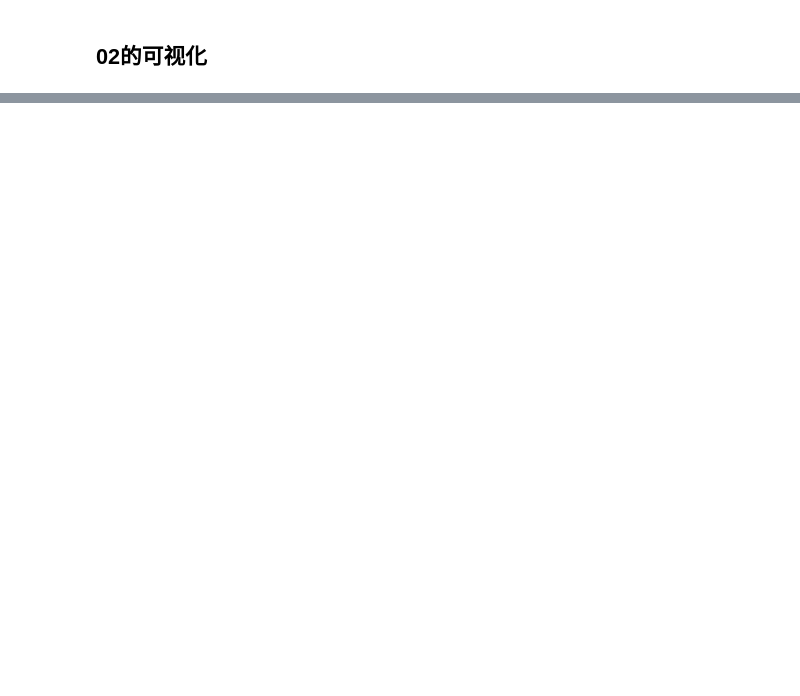
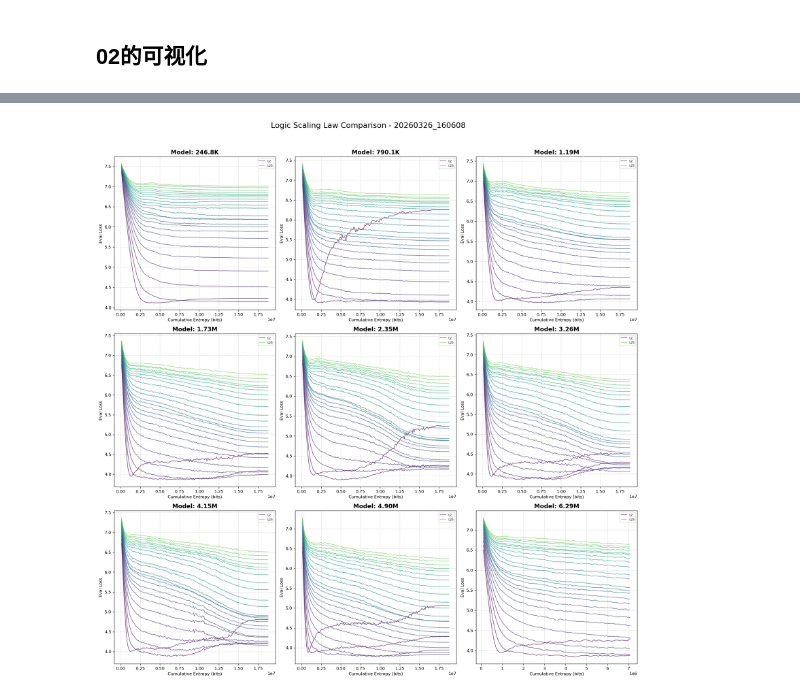
Before and after one commit to LMDHQ-0420/RLEMCSLRI, a Jupyter notebook: 02.ipynb, the cells around one changed output, grey strips where cells are left out. Cells and saved outputs as stored; diff of their text form; code cells hidden in the pictures; blank space fills up the shorter version.

```diff
--- a/02.ipynb
+++ b/02.ipynb
@@ -79,0 +80,98 @@ plot_scaling_results("output/20260326_160608", "246.8K")
+# %%
+import os
+import pandas as pd
+import matplotlib.pyplot as plt
+import glob
+import re
+import numpy as np
+
+def plot_all_scales_combined(experiment_path):
+    """
+    自动判断 experiment_path 下的模型文件夹，并拼图展示。
+    一行展示 3 个模型的 Scaling Law 曲线。
+    """
+    # 1. 自动识别子目录（排除非文件夹和隐藏文件）
+    all_scales = [d for d in os.listdir(experiment_path)
+                  if os.path.isdir(os.path.join(experiment_path, d)) and not d.startswith('.')]
+
+    # 按照参数量大致排序 (尝试提取数字，如 750K -> 750)
+    def scale_sort_key(s):
+        num = re.findall(r'(\d+\.?\d*)', s)
+        if not num: return 0
+        val = float(num[0])
+        return val * 1000 if 'M' in s.upper() else val
+
+    all_scales.sort(key=scale_sort_key)
+
+    if not all_scales:
+        print("未发现任何模型结果文件夹。")
+        return
+
+    # 2. 计算布局：一行 3 个图
+    num_plots = len(all_scales)
+    cols = 3
+    rows = (num_plots + cols - 1) // cols
+
+    fig, axes = plt.subplots(rows, cols, figsize=(18, 6 * rows), dpi=120)
+    axes = axes.flatten() if num_plots > 1 else [axes]
+
+    # 排序 L 的辅助函数
+    def l_sort_key(s):
+        nums = re.findall(r'\d+', os.path.basename(s))
+        return int(nums[0]) if nums else 0
+
+    # 3. 遍历每个模型绘制子图
+    for idx, scale_name in enumerate(all_scales):
+        ax = axes[idx]
+        target_dir = os.path.join(experiment_path, scale_name)
+        csv_files = glob.glob(os.path.join(target_dir, "L*.csv"))
+        csv_files.sort(key=l_sort_key)
+
+        if not csv_files:
+            ax.set_title(f"{scale_name} (No Data)")
+            continue
+
+        # 设置颜色渐变
+        cmap = plt.get_cmap('viridis')
+        colors = [cmap(i) for i in np.linspace(0, 0.8, len(csv_files))]
+
+        for i, file_path in enumerate(csv_files):
+            shard_name = os.path.basename(file_path).replace(".csv", "")
+            df = pd.read_csv(file_path)
+            df = df.sort_values("cumulative_entropy")
+
+            ax.plot(
+                df["cumulative_entropy"],
+                df["eval_loss"],
+                label=f"{shard_name}",
+                color=colors[i],
+                linewidth=1.2,
+                alpha=0.7
+            )
+
+        ax.set_title(f"Model: {scale_name}", fontsize=14, fontweight='bold')
+        ax.set_xlabel("Cumulative Entropy (bits)")
+        ax.set_ylabel("Eval Loss")
+        ax.grid(True, linestyle='--', alpha=0.5)
+
+        # 每张子图只在 L25 这种关键档位多时显示部分图例，避免挤占空间
+        if len(csv_files) <= 10:
+            ax.legend(fontsize='x-small', ncol=2)
+        else:
+            # 太多了就不在子图里全列出来了，或者只列首尾
+            handles, labels = ax.get_legend_handles_labels()
+            ax.legend([handles[0], handles[-1]], [labels[0], labels[-1]], fontsize='x-small')
+
+    # 4. 隐藏多余的空白子图
+    for j in range(idx + 1, len(axes)):
+        axes[j].axis('off')
+
+    plt.suptitle(f"Logic Scaling Law Comparison - {os.path.basename(experiment_path)}",
+                 fontsize=18, y=1.02)
+    plt.tight_layout()
+    plt.show()
+
+# 使用示例
+plot_all_scales_combined('output/20260326_160608')
+# %% [output]
+[figure, added]
```
Also changed, not shown: parts of 2 cells of this notebook, 1 other file.
